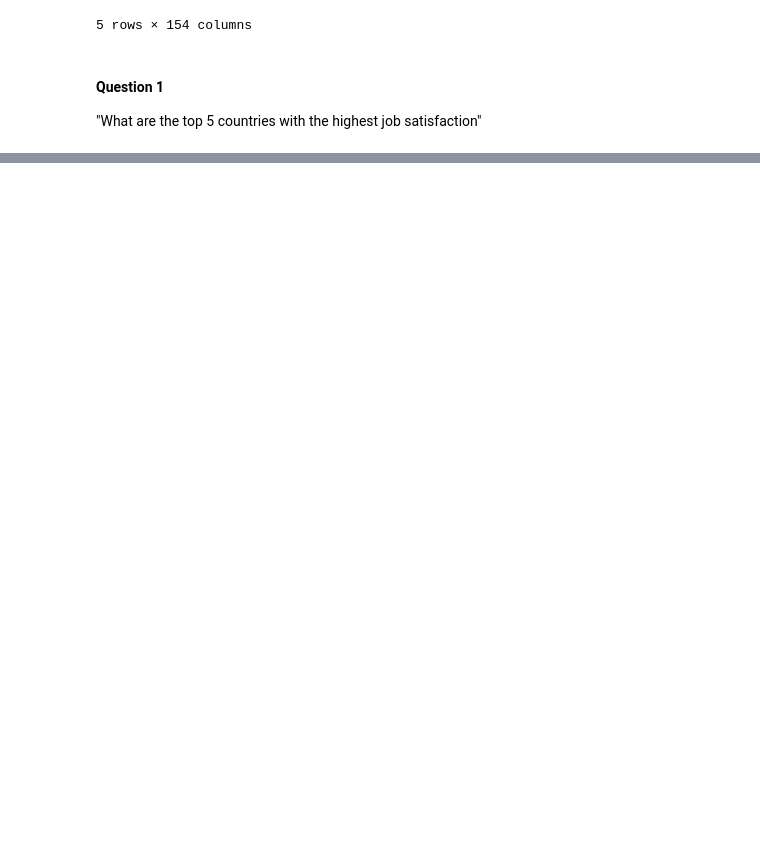
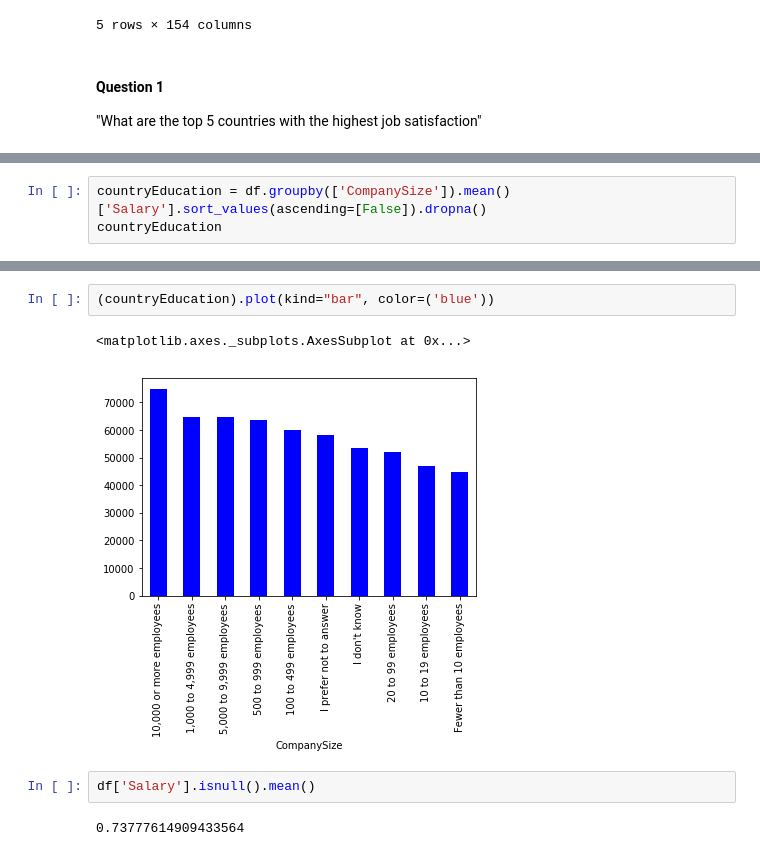
Before and after one commit to franckyvaval/Write-A-Data-Science-Blog-Post, a Jupyter notebook: Write a Data science blogpost.ipynb, the cells around one changed output, grey strips where cells are left out. Cells and saved outputs as stored; diff of their text form; blank space fills up the shorter version.

```diff
--- a/Write a Data science blogpost.ipynb
+++ b/Write a Data science blogpost.ipynb
@@ -40,0 +61,3 @@ Name: JobSatisfaction, dtype: float64
+# %%
+countryEducation = df.groupby(['CompanySize']).mean()['Salary'].sort_values(ascending=[False]).dropna()
+countryEducation
@@ -40,0 +77,9 @@ Name: JobSatisfaction, dtype: float64
+# %%
+(countryEducation).plot(kind="bar", color=('blue'))
+# %% [output]
+<matplotlib.axes._subplots.AxesSubplot at 0x...>
+[figure, added]
+# %%
+df['Salary'].isnull().mean()
+# %% [output]
+0.73777614909433564
```
Also changed, not shown: parts of 10 cells of this notebook.
